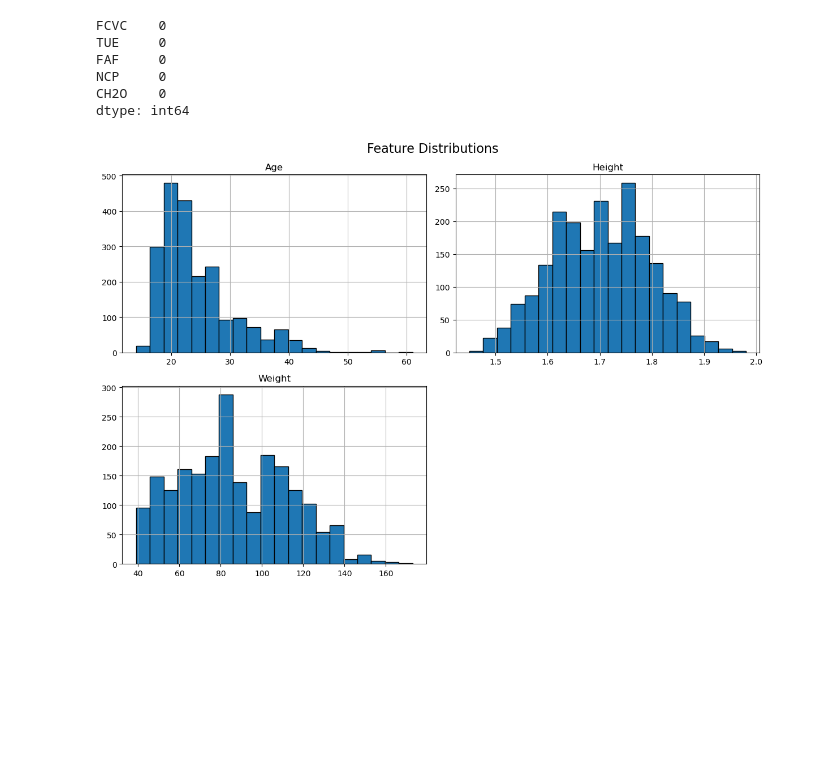
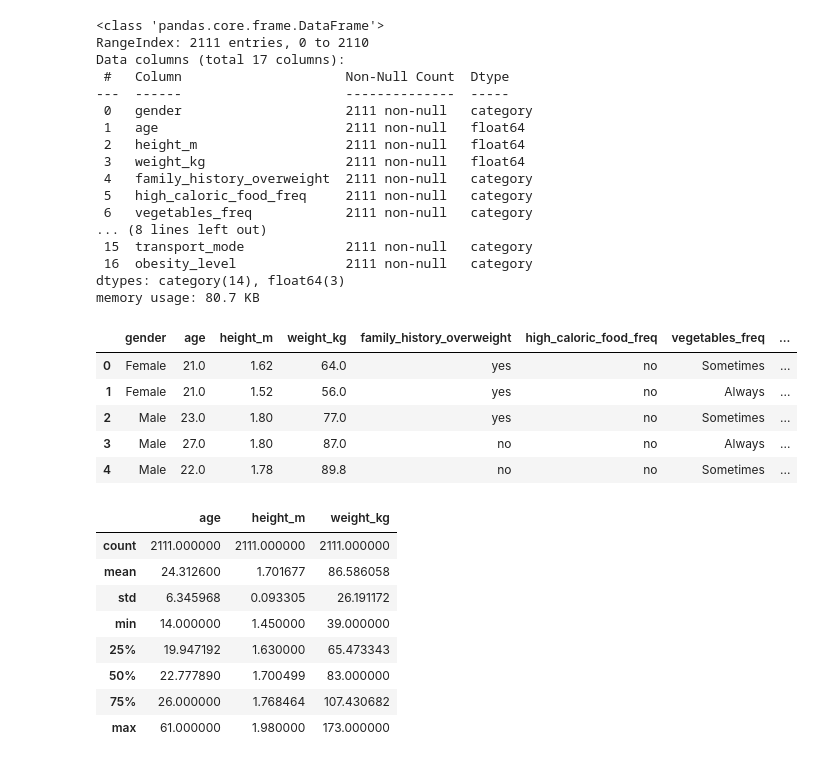
Before and after one commit to nicolasreichardt/ml-project-obesity-prediction, a Jupyter notebook: notebooks/EDA.ipynb, the cells around one changed output. Cells and saved outputs as stored; diff of their text form; code cells hidden in the pictures; blank space fills up the shorter version.

```diff
--- a/notebooks/EDA.ipynb
+++ b/notebooks/EDA.ipynb
@@ -152,17 +7,0 @@ print(df[['FCVC', 'TUE', 'FAF', 'NCP', 'CH2O']].head())
-# %%
-print(df[['FCVC', 'TUE', 'FAF', 'NCP', 'CH2O']].isna().sum())
-# %% [output]
-FCVC    0
-TUE     0
-FAF     0
-NCP     0
-CH2O    0
-dtype: int64
-# %%
-# Plot histograms for numerical features
-df[remaining_cols].hist(figsize=(12, 8), bins=20, edgecolor='black')
-plt.suptitle("Feature Distributions", fontsize=16)
-plt.tight_layout()
-plt.show()
-# %% [output]
-[figure, removed]
@@ -188 +8,45 @@ question_texts = {
+# %%
+# Load feather file
+df = pd.read_feather("../processed_data/obesity_cleaned.feather")
+
+# Quick check
+df.info()
+df.head()
+# %% [output]
+<class 'pandas.core.frame.DataFrame'>
+RangeIndex: 2111 entries, 0 to 2110
+Data columns (total 17 columns):
+ #   Column                     Non-Null Count  Dtype
+---  ------                     --------------  -----
+ 0   gender                     2111 non-null   category
+ 1   age                        2111 non-null   float64
+ 2   height_m                   2111 non-null   float64
+ 3   weight_kg                  2111 non-null   float64
+ 4   family_history_overweight  2111 non-null   category
+ 5   high_caloric_food_freq     2111 non-null   category
+ 6   vegetables_freq            2111 non-null   category
+... (8 lines left out)
+ 15  transport_mode             2111 non-null   category
+ 16  obesity_level              2111 non-null   category
+dtypes: category(14), float64(3)
+memory usage: 80.7 KB
+|  | gender | age | height_m | weight_kg | family_history_overweight | high_caloric_food_freq | vegetables_freq | ... |
+| 0 | Female | 21.0 | 1.62 | 64.0 | yes | no | Sometimes | ... |
+| 1 | Female | 21.0 | 1.52 | 56.0 | yes | no | Always | ... |
+| 2 | Male | 23.0 | 1.80 | 77.0 | yes | no | Sometimes | ... |
+| 3 | Male | 27.0 | 1.80 | 87.0 | no | no | Always | ... |
+| 4 | Male | 22.0 | 1.78 | 89.8 | no | no | Sometimes | ... |
+# %%
+# Summary for numerical variables
+df.describe()
+# %% [output]
+|  | age | height_m | weight_kg |
+| count | 2111.000000 | 2111.000000 | 2111.000000 |
+| mean | 24.312600 | 1.701677 | 86.586058 |
+| std | 6.345968 | 0.093305 | 26.191172 |
+| min | 14.000000 | 1.450000 | 39.000000 |
+| 25% | 19.947192 | 1.630000 | 65.473343 |
+| 50% | 22.777890 | 1.700499 | 83.000000 |
+| 75% | 26.000000 | 1.768464 | 107.430682 |
+| max | 61.000000 | 1.980000 | 173.000000 |
 # %%
```
Also changed, not shown: parts of 9 cells of this notebook, 4 other files.
